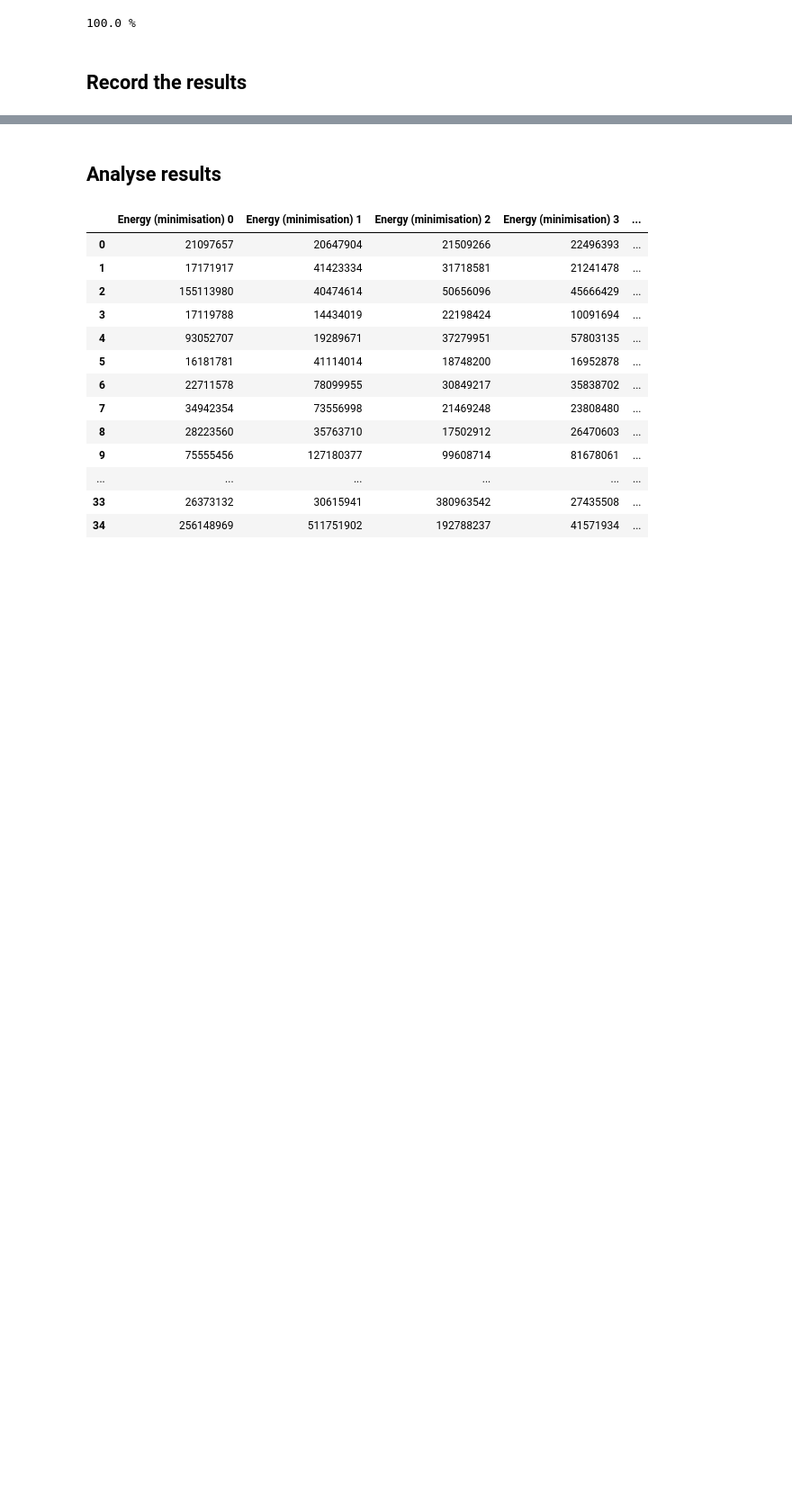
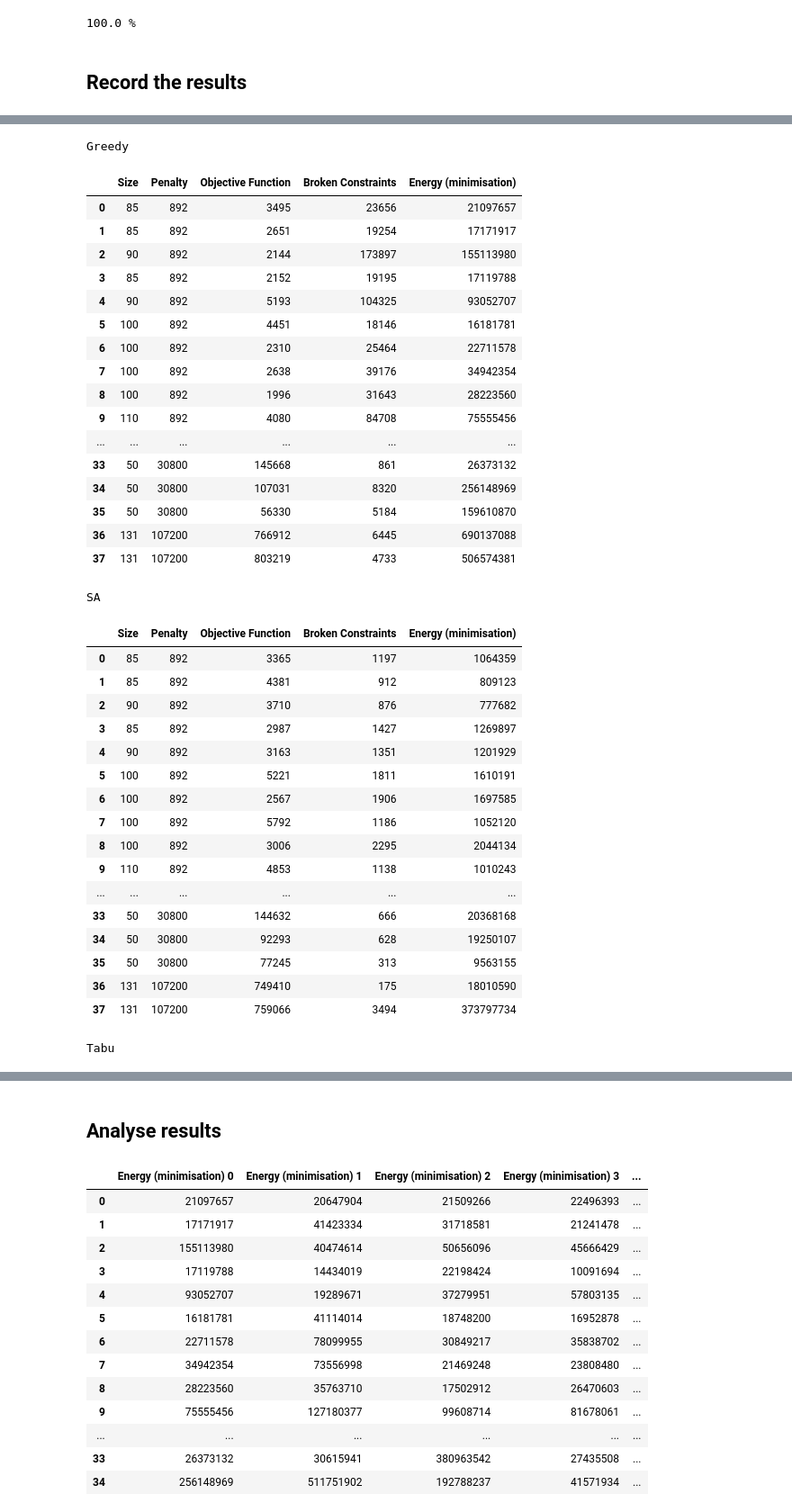
Before and after one commit to rienath/Estimating-Penalty-Coefficients-for-QUBO-Problems, a Jupyter notebook: Project and Deliverables/Implementation/Notebooks/Testing.ipynb, the cells around one changed output, grey strips where cells are left out. Shown: that part at 90% size. Saved outputs shown, nothing was run; the diff lists cells and outputs as text; code cells hidden in the pictures; blank space fills up the shorter version.

```diff
--- a/Project and Deliverables/Implementation/Notebooks/Testing.ipynb
+++ b/Project and Deliverables/Implementation/Notebooks/Testing.ipynb
@@ -83,10 +83,10 @@ def display_side_by_side(*args,titles=cycle([''])):
     display_html(html_str,raw=True)
 # %%
 # TODO add penalty function choosing
-def data_prep(qubo_sizes, objectives, constraints, maximization=True):
+def data_prep(qubo_sizes, objectives, constraints, minimization=False):
     # If we are solving maximization problem, we will need to convert it to
     # minimization by multiplying the objective function by -1
-    coef = -1 if maximization else 1
+    coef = 1 if minimization else -1
     # Get the unconstrained objective function and the constraint function with constants
     obj_qubos, obj_constants, con_qubos, con_constants = [], [], [], []
     for i in range(len(qubo_sizes)):
@@ -144,3 +144,20 @@ def run_sampler(Qs, sampler, repeats, **kwargs):
         print(np.round(seed/repeats * 100, 2), '%')
 
     return runs
+# %%
+def record_results(runs, qubo_sizes, penalties, repeats, minimization=False):
+    coef = 1 if minimization else -1
+    results = []
+    # 1: QUBO size, 2: calculated penalty coefficient, 3: objective function energy
+    # 4: number of broken constraints,
+    # 5: total QUBO energy (if transfering maximisation problem to minimisation,
+    # we need to take the negative).
+    # Total energy should be negative if no constraints were broken.
+    for i in range(1, repeats + 1):
+        energies = [coef*obj+con*penalty for obj, con, penalty in zip(runs[i][0], runs[i][1], penalties)]
+        results.append(pd.DataFrame({'Size' : qubo_sizes,
+                                     'Penalty' : penalties,
+                                     'Objective Function' : runs[i][0],
+                                     'Broken Constraints' : runs[i][1],
+                                     'Energy (minimisation)' : energies}))
+    return results
@@ -268,0 +234,46 @@ Tabu
+# %%
+greedy_results = record_results(greedy_runs, qubo_sizes, penalties, repeats)
+sa_results = record_results(sa_runs, qubo_sizes, penalties, repeats)
+tabu_results = record_results(tabu_runs, qubo_sizes, penalties, repeats)
+
+# Display the first repetition table
+rep = 0
+display_side_by_side(greedy_results[rep], sa_results[rep], tabu_results[rep], titles=['Greedy', 'SA', 'Tabu'])
+# %% [output]
+Greedy
+|  | Size | Penalty | Objective Function | Broken Constraints | Energy (minimisation) |
+| 0 | 85 | 892 | 3495 | 23656 | 21097657 |
+| 1 | 85 | 892 | 2651 | 19254 | 17171917 |
+| 2 | 90 | 892 | 2144 | 173897 | 155113980 |
+| 3 | 85 | 892 | 2152 | 19195 | 17119788 |
+| 4 | 90 | 892 | 5193 | 104325 | 93052707 |
+| 5 | 100 | 892 | 4451 | 18146 | 16181781 |
+| 6 | 100 | 892 | 2310 | 25464 | 22711578 |
+| 7 | 100 | 892 | 2638 | 39176 | 34942354 |
+| 8 | 100 | 892 | 1996 | 31643 | 28223560 |
+| 9 | 110 | 892 | 4080 | 84708 | 75555456 |
+| ... | ... | ... | ... | ... | ... |
+| 33 | 50 | 30800 | 145668 | 861 | 26373132 |
+| 34 | 50 | 30800 | 107031 | 8320 | 256148969 |
+| 35 | 50 | 30800 | 56330 | 5184 | 159610870 |
+| 36 | 131 | 107200 | 766912 | 6445 | 690137088 |
+| 37 | 131 | 107200 | 803219 | 4733 | 506574381 |
+SA
+|  | Size | Penalty | Objective Function | Broken Constraints | Energy (minimisation) |
+| 0 | 85 | 892 | 3365 | 1197 | 1064359 |
+| 1 | 85 | 892 | 4381 | 912 | 809123 |
+| 2 | 90 | 892 | 3710 | 876 | 777682 |
+| 3 | 85 | 892 | 2987 | 1427 | 1269897 |
+| 4 | 90 | 892 | 3163 | 1351 | 1201929 |
+| 5 | 100 | 892 | 5221 | 1811 | 1610191 |
+| 6 | 100 | 892 | 2567 | 1906 | 1697585 |
+| 7 | 100 | 892 | 5792 | 1186 | 1052120 |
+| 8 | 100 | 892 | 3006 | 2295 | 2044134 |
+| 9 | 110 | 892 | 4853 | 1138 | 1010243 |
+| ... | ... | ... | ... | ... | ... |
+| 33 | 50 | 30800 | 144632 | 666 | 20368168 |
+| 34 | 50 | 30800 | 92293 | 628 | 19250107 |
+| 35 | 50 | 30800 | 77245 | 313 | 9563155 |
+| 36 | 131 | 107200 | 749410 | 175 | 18010590 |
+| 37 | 131 | 107200 | 759066 | 3494 | 373797734 |
+Tabu
```
Also changed, not shown: parts of 12 cells of this notebook, 1 other file.
